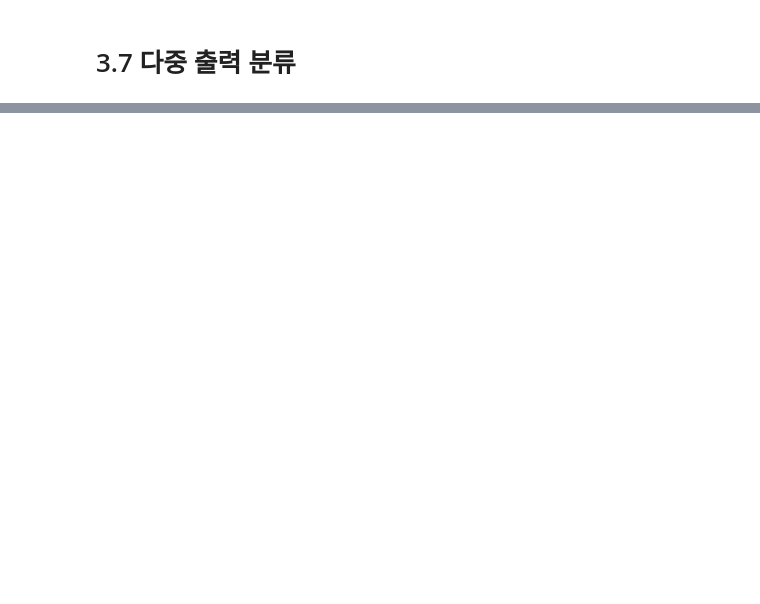
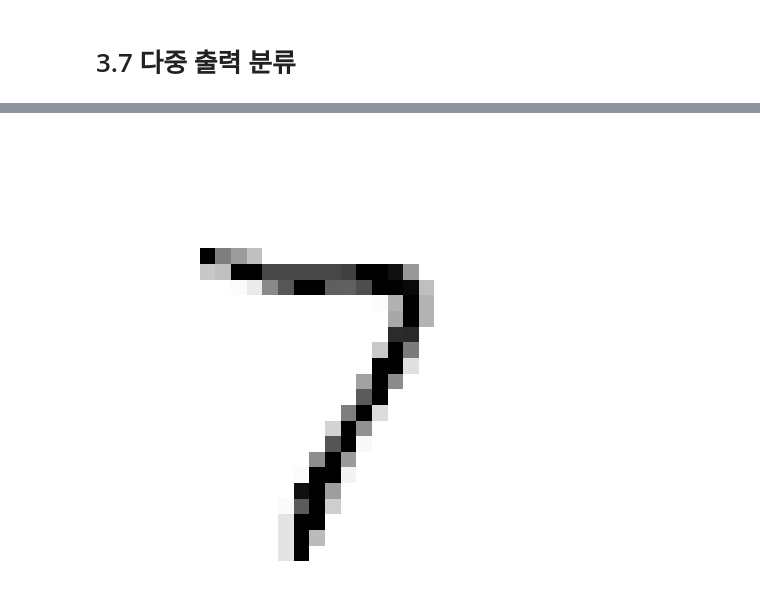
Before and after one commit to aaronkr-classroom/3-classification-pm-leewootak, a Jupyter notebook: 03_classification.ipynb, the cells around one changed output, grey strips where cells are left out. Drawn from its saved outputs; the diff is of its cells as text; code cells hidden in the pictures; blank space fills up the shorter version.

```diff
--- a/03_classification.ipynb
+++ b/03_classification.ipynb
@@ -738,8 +754,10 @@ plt.show()
 # %%
 knn_clf = KNeighborsClassifier()
 knn_clf.fit(X_train_mod, y_train_mod)
-clean_digit = knn_clf.predict([X_test_mod[0]]]
+clean_digit = knn_clf.predict([X_test_mod[0]])
 plot_digit(clean_digit)
 
 save_fig("cleaned_digit_example_plot")  # 추가 코드 – 그림 3–13을 저장합니다
 plt.show()
+# %% [output]
+[figure, added]
```
Also changed, not shown: parts of 13 cells of this notebook, 6 other files.
